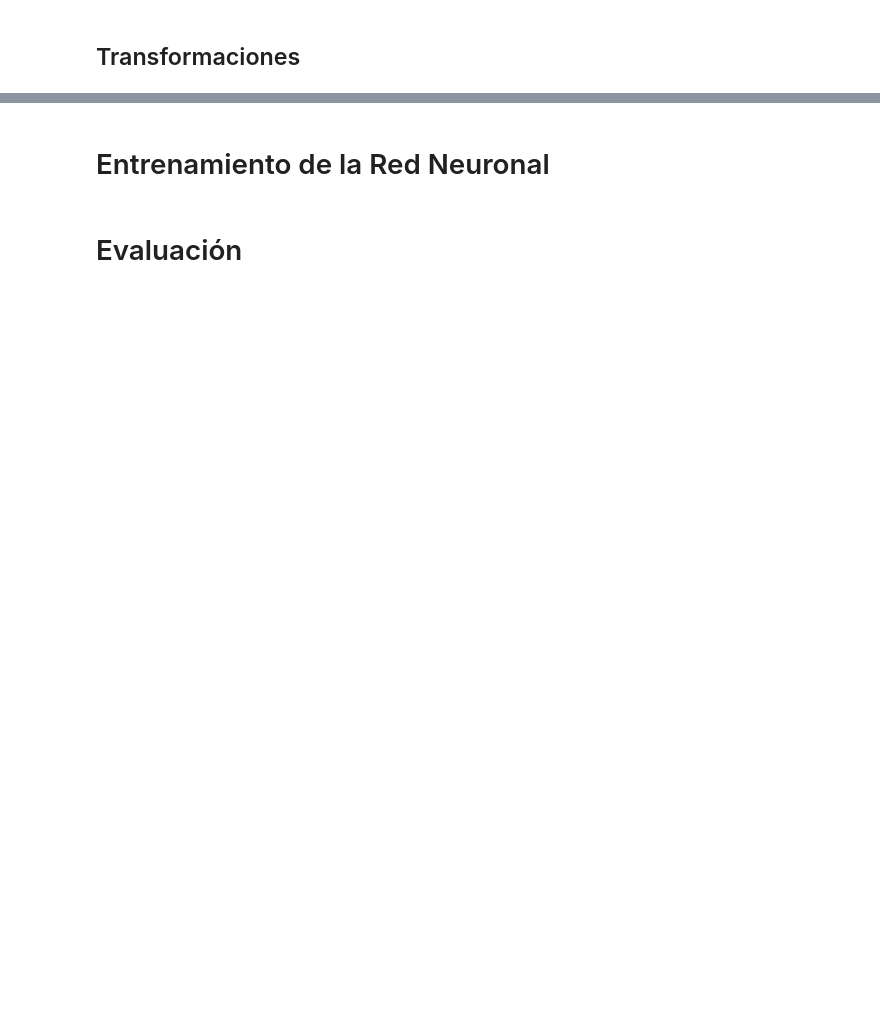
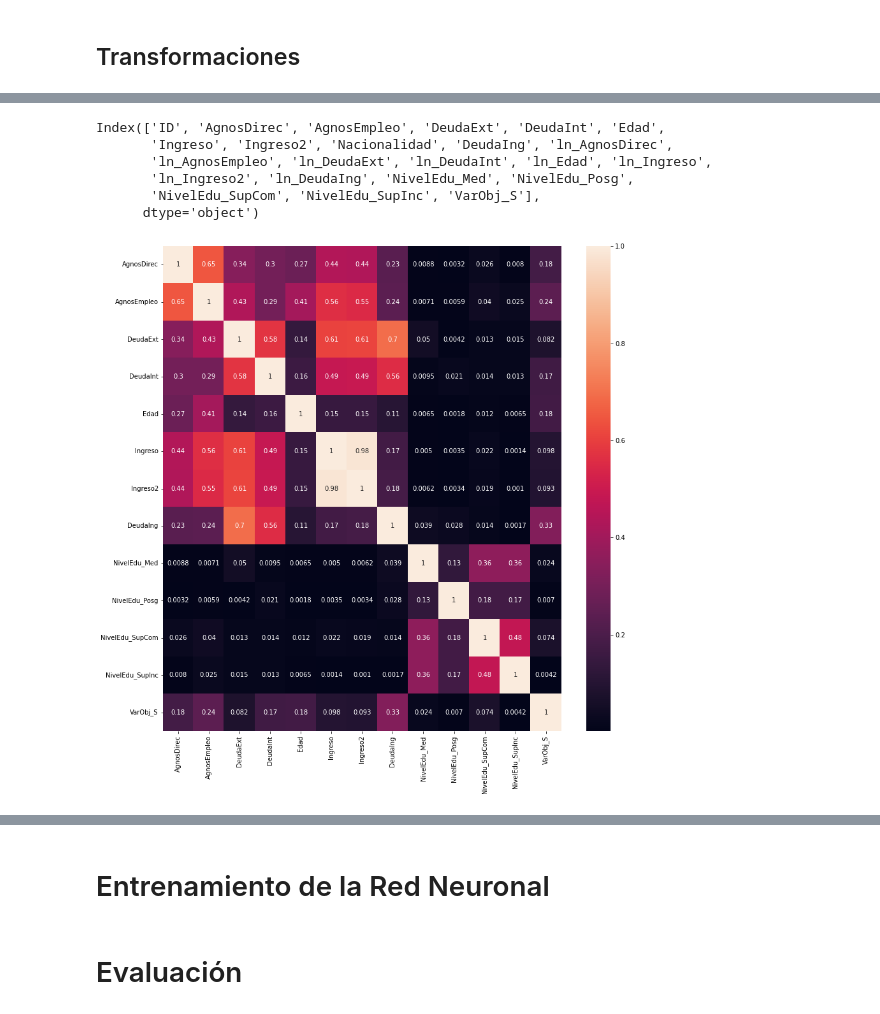
Before and after one commit to cristobalperezp/Intro_Deep_Learning, a Jupyter notebook: Tarea_1.ipynb, the cells around one changed output, grey strips where cells are left out. Drawn from its saved outputs; the diff is of its cells as text; code cells hidden in the pictures; blank space fills up the shorter version.

```diff
--- a/Tarea_1.ipynb
+++ b/Tarea_1.ipynb
@@ -172,0 +305,9 @@ Para el nivel educacional Posg 20.112 % son aprobados
+# %%
+df.columns
+# %% [output]
+Index(['ID', 'AgnosDirec', 'AgnosEmpleo', 'DeudaExt', 'DeudaInt', 'Edad',
+       'Ingreso', 'Ingreso2', 'Nacionalidad', 'DeudaIng', 'ln_AgnosDirec',
+       'ln_AgnosEmpleo', 'ln_DeudaExt', 'ln_DeudaInt', 'ln_Edad', 'ln_Ingreso',
+       'ln_Ingreso2', 'ln_DeudaIng', 'NivelEdu_Med', 'NivelEdu_Posg',
+       'NivelEdu_SupCom', 'NivelEdu_SupInc', 'VarObj_S'],
+      dtype='object')
@@ -172,0 +316,11 @@ Para el nivel educacional Posg 20.112 % son aprobados
+# %%
+f = ['AgnosDirec', 'AgnosEmpleo', 'DeudaExt', 'DeudaInt', 'Edad',
+       'Ingreso', 'Ingreso2', 'Nacionalidad', 'DeudaIng', 'NivelEdu_Med', 'NivelEdu_Posg',
+       'NivelEdu_SupCom', 'NivelEdu_SupInc', 'VarObj_S']
+corr1 = df[f].corr(method='pearson').abs()
+
+plt.figure(figsize=(14, 14))
+sns.heatmap(corr1, annot=True)
+plt.show()
+# %% [output]
+[figure, added]
```
Also changed, not shown: parts of 31 cells of this notebook.
